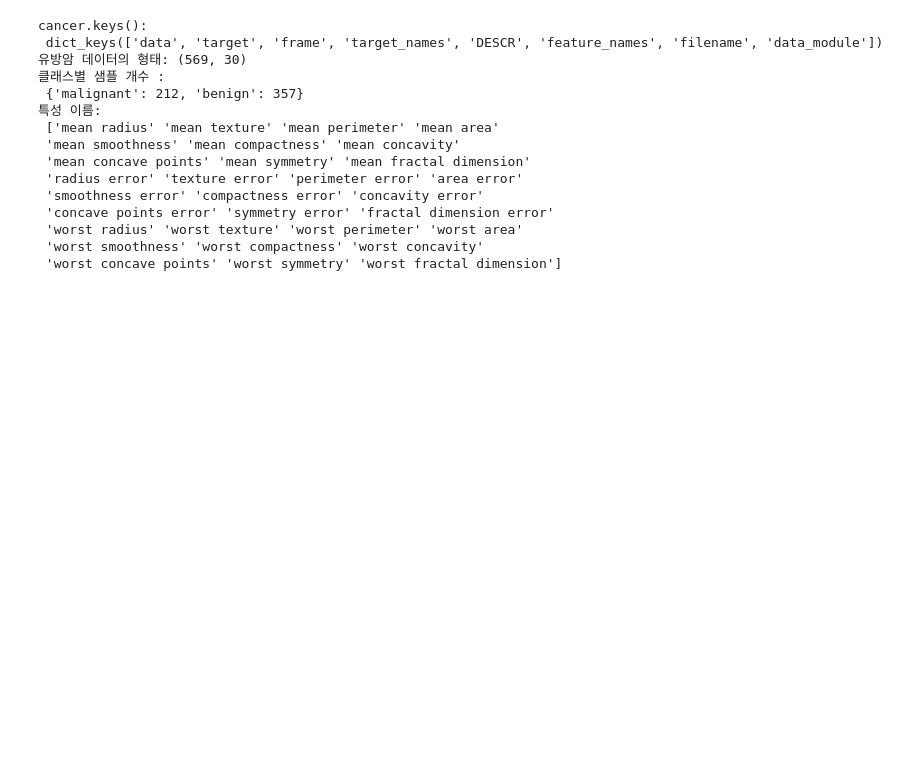
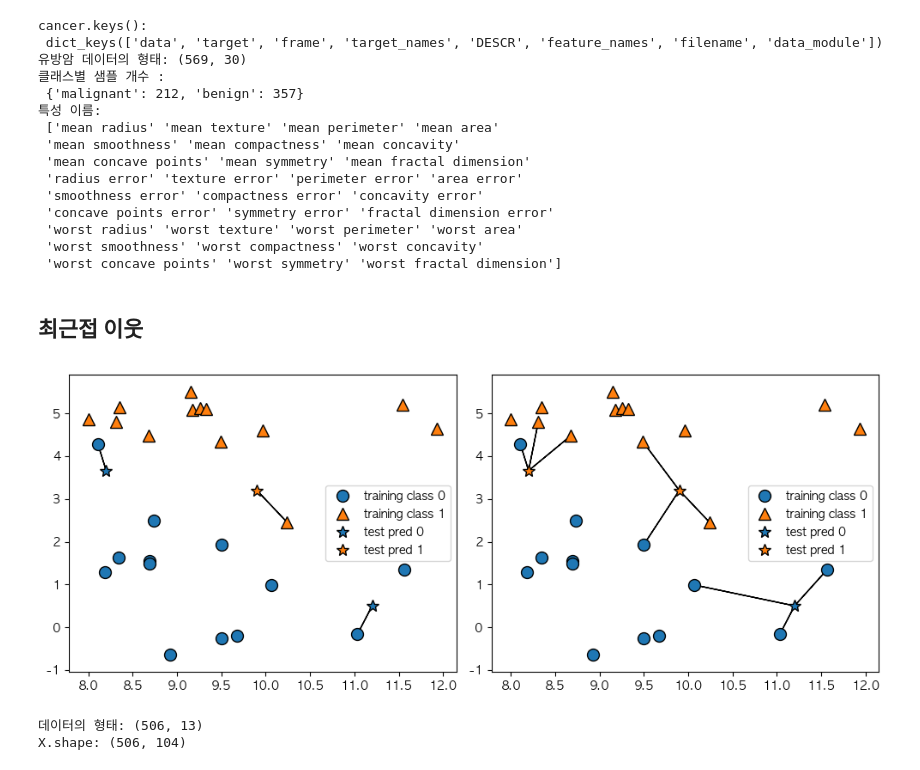
Before and after one commit to extraordinarySumiLee/Machine-Learning-practice, a Jupyter notebook: 20251014.ipynb, the cells around one changed output. Saved outputs shown, nothing was run; the diff lists cells and outputs as text; code cells hidden in the pictures; blank space fills up the shorter version.

```diff
--- a/20251014.ipynb
+++ b/20251014.ipynb
@@ -161,3 +161,25 @@ cancer.keys():
  'worst radius' 'worst texture' 'worst perimeter' 'worst area'
  'worst smoothness' 'worst compactness' 'worst concavity'
  'worst concave points' 'worst symmetry' 'worst fractal dimension']
+# %% [markdown]
+## 최근접 이웃
+# %%
+fig,axes = plt.subplots(1,2,figsize=(10,4))
+plt.sca(axes[0])
+mglearn.plots.plot_knn_classification(n_neighbors=1)
+plt.sca(axes[1])
+mglearn.plots.plot_knn_classification(n_neighbors=3)
+plt.tight_layout()
+# %% [output]
+[figure, added]
+# %%
+data_url="http://lib.stat.cmu.edu/datasets/boston"
+raw_df = pd.read_csv(data_url,sep="\s+",skiprows=22,header=None)
+data=np.hstack([raw_df.values[::2,:],raw_df.values[1::2,:2]])
+target=raw_df.values[1::2,2]
+print("데이터의 형태:",data.shape)
+X,y=mglearn.datasets.load_extended_boston()
+print("X.shape:",X.shape)
+# %% [output]
+데이터의 형태: (506, 13)
+X.shape: (506, 104)
```
Also changed, not shown: parts of 4 cells of this notebook.
